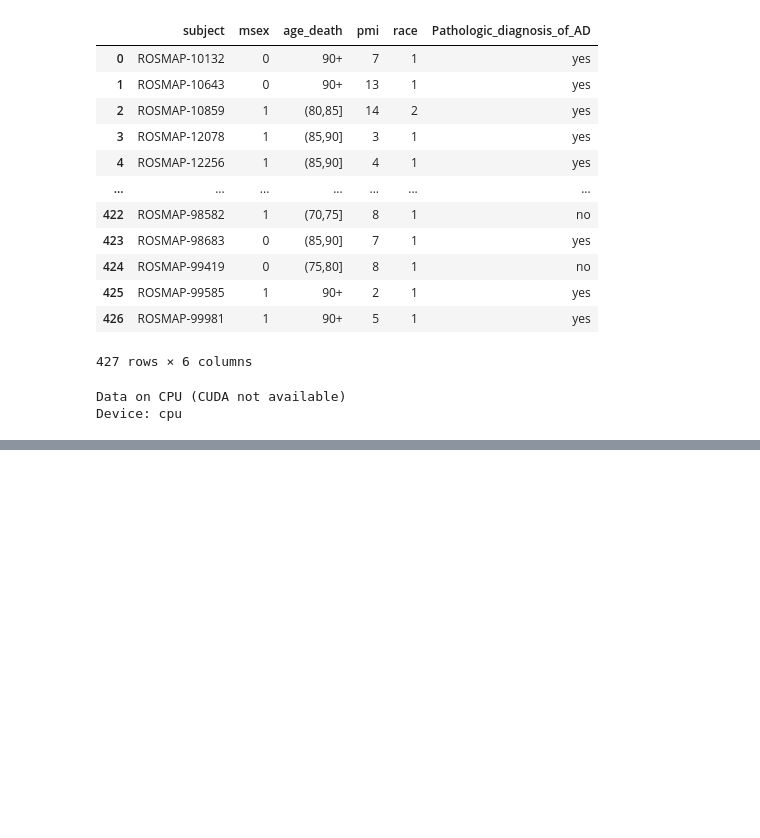
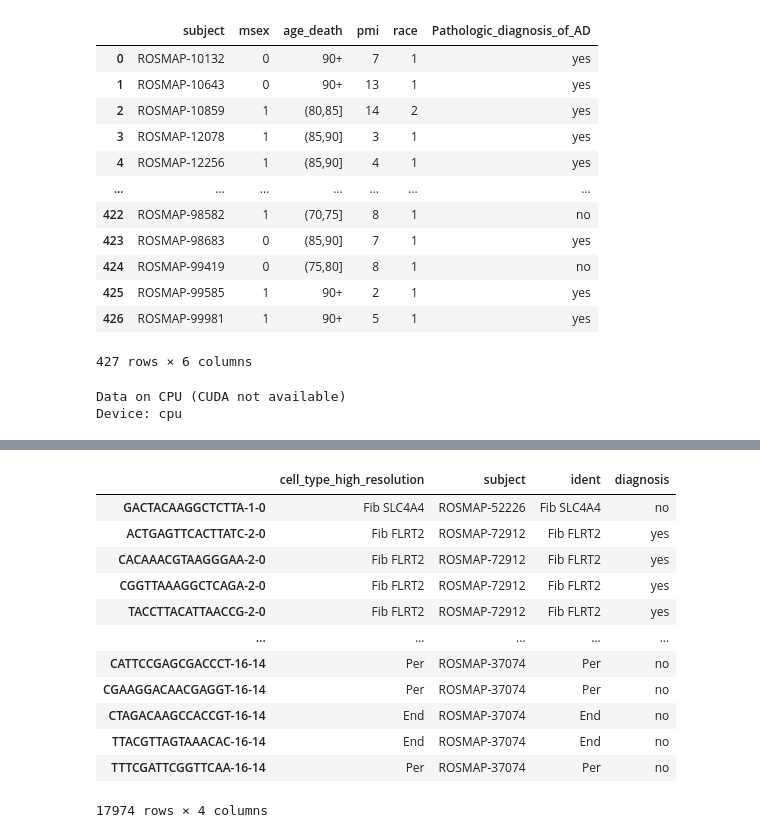
Before and after one commit to ThomasM31/BBTX11-VT26-07, a Jupyter notebook: datatesting.ipynb, the cells around one changed output, grey strips where cells are left out. Drawn from its saved outputs; the diff is of its cells as text; code cells hidden in the pictures; blank space fills up the shorter version.

```diff
--- a/datatesting.ipynb
+++ b/datatesting.ipynb
@@ -270,9 +270,8 @@ batches.groupby("batch").count()
 | SM_J2CJJ | 16 | 16 | 16 |
 | SM_Last16 | 16 | 16 | 16 |
 # %%
-#subjects = adata.obs["subject"].unique()
-subject_info = pd.read_csv(data_file_path + "/individual_metadata_deidentified.tsv", sep="\t")
-subject_info
+subject_metadata = pd.read_csv(data_file_path + "/individual_metadata_deidentified.tsv", sep="\t")
+subject_metadata
 # %% [output]
 |  | subject | msex | age_death | pmi | race | Pathologic_diagnosis_of_AD |
 | 0 | ROSMAP-10132 | 0 | 90+ | 7 | 1 | yes |
@@ -316,3 +315,6 @@ Data on CPU (CUDA not available)
 Device: cpu
 # %%
 # Weighted sampling?
+# %%
+subject_with_diagnosis = subject_metadata[["subject     ", " Pathologic_diagnosis_of_AD"]]
+subject_with_diagnosis
@@ -318,0 +335,37 @@ Device: cpu
+# %%
+# Pseudobulk per patient
+subjects = subject_with_diagnosis["subject     "].unique()
+
+pseudo = []
+labels = []
+
+diag_map = subject_with_diagnosis.set_index("subject     ")[" Pathologic_diagnosis_of_AD"]
+
+adata.obs["diagnosis"] = adata.obs["subject"].map(diag_map)
+
+
+"""
+for s in subjects:
+    sub = adata[adata.obs['subject'] == s]
+    mean_expr = sub.X.mean(axis=0)
+    pseudo.append(mean_expr)
+    print(sub.obs)
+    labels.append(sub.obs[' Pathologic_diagnosis_of_AD'][0])  # patient-level label
+
+X = np.vstack(pseudo) # Patients x Genes
+y = np.array(labels) # AD Diagnosis
+"""
+# %% [output]
+|  | cell_type_high_resolution | subject | ident | diagnosis |
+| GACTACAAGGCTCTTA-1-0 | Fib SLC4A4 | ROSMAP-52226 | Fib SLC4A4 | no |
+| ACTGAGTTCACTTATC-2-0 | Fib FLRT2 | ROSMAP-72912 | Fib FLRT2 | yes |
+| CACAAACGTAAGGGAA-2-0 | Fib FLRT2 | ROSMAP-72912 | Fib FLRT2 | yes |
+| CGGTTAAAGGCTCAGA-2-0 | Fib FLRT2 | ROSMAP-72912 | Fib FLRT2 | yes |
+| TACCTTACATTAACCG-2-0 | Fib FLRT2 | ROSMAP-72912 | Fib FLRT2 | yes |
+| ... | ... | ... | ... | ... |
+| CATTCCGAGCGACCCT-16-14 | Per | ROSMAP-37074 | Per | no |
+| CGAAGGACAACGAGGT-16-14 | Per | ROSMAP-37074 | Per | no |
+| CTAGACAAGCCACCGT-16-14 | End | ROSMAP-37074 | End | no |
+| TTACGTTAGTAAACAC-16-14 | End | ROSMAP-37074 | End | no |
+| TTTCGATTCGGTTCAA-16-14 | Per | ROSMAP-37074 | Per | no |
+17974 rows × 4 columns
```
Also changed, not shown: parts of 1 cell of this notebook.
